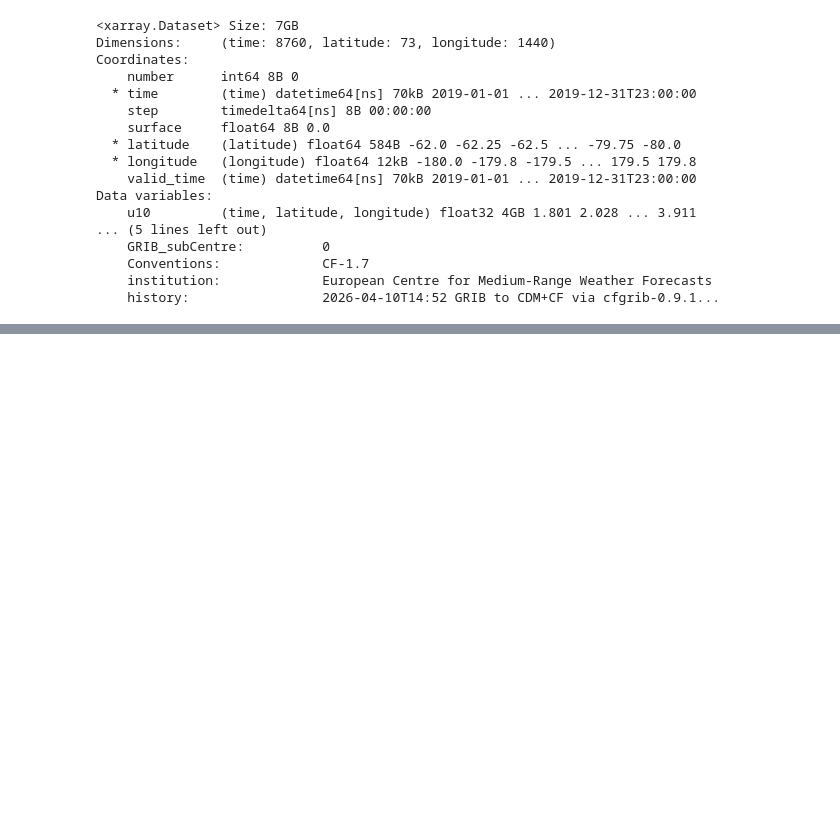
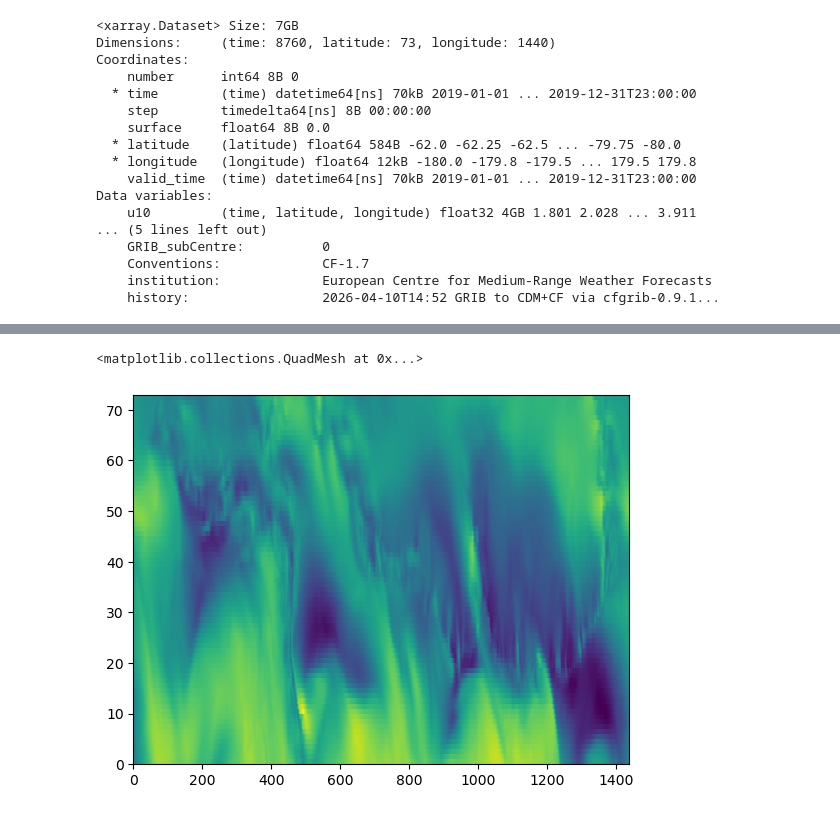
Before and after one commit to jackbassham/thesis-rough, a Jupyter notebook: notebooks/7.0-jwb-era5-wind.ipynb, the cells around one changed output, grey strips where cells are left out. Saved outputs shown, nothing was run; the diff lists cells and outputs as text; code cells hidden in the pictures; blank space fills up the shorter version.

Commit message:
resample dataset to daily mean, test plot, save to npz

```diff
--- a/notebooks/7.0-jwb-era5-wind.ipynb
+++ b/notebooks/7.0-jwb-era5-wind.ipynb
@@ -4,3 +5,3 @@ import matplotlib.pyplot as plt
 import xarray as xr
 # %%
-ds = xr.load_dataset('download.grib', engine ='cfgrib')
+ds = xr.load_dataset('../download.grib', engine ='cfgrib')
@@ -24,3 +27,8 @@ Data variables:
     Conventions:             CF-1.7
     institution:             European Centre for Medium-Range Weather Forecasts
     history:                 2026-04-10T14:52 GRIB to CDM+CF via cfgrib-0.9.1...
+# %%
+# Resample to daily means
+ds_daily = ds.resample(time='1D').mean()
+
+del(ds)
@@ -26,0 +58,5 @@ Data variables:
+# %%
+plt.pcolormesh(ds_daily.u10[0])
+# %% [output]
+<matplotlib.collections.QuadMesh at 0x...>
+[figure, added]
```
Also changed, not shown: parts of 4 cells of this notebook.
